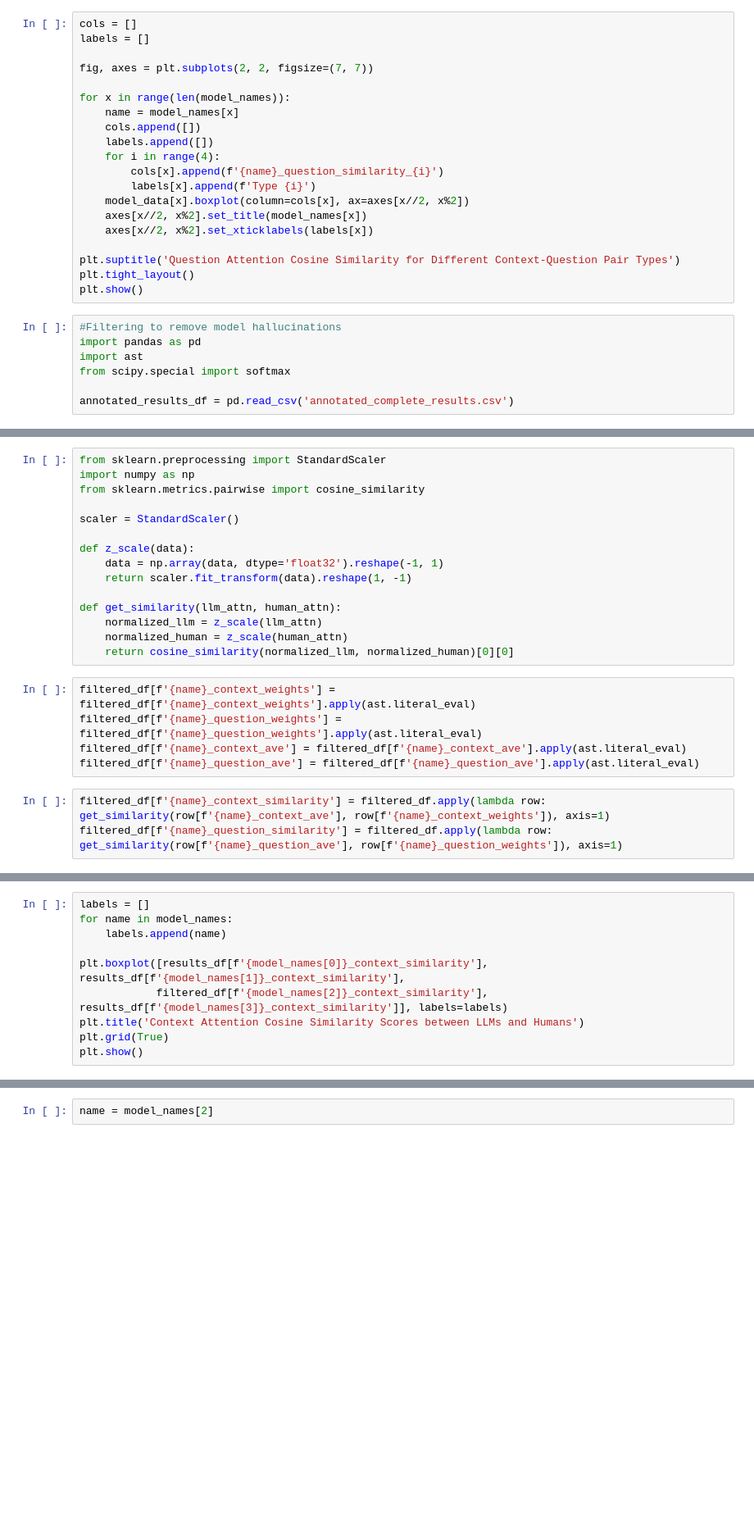
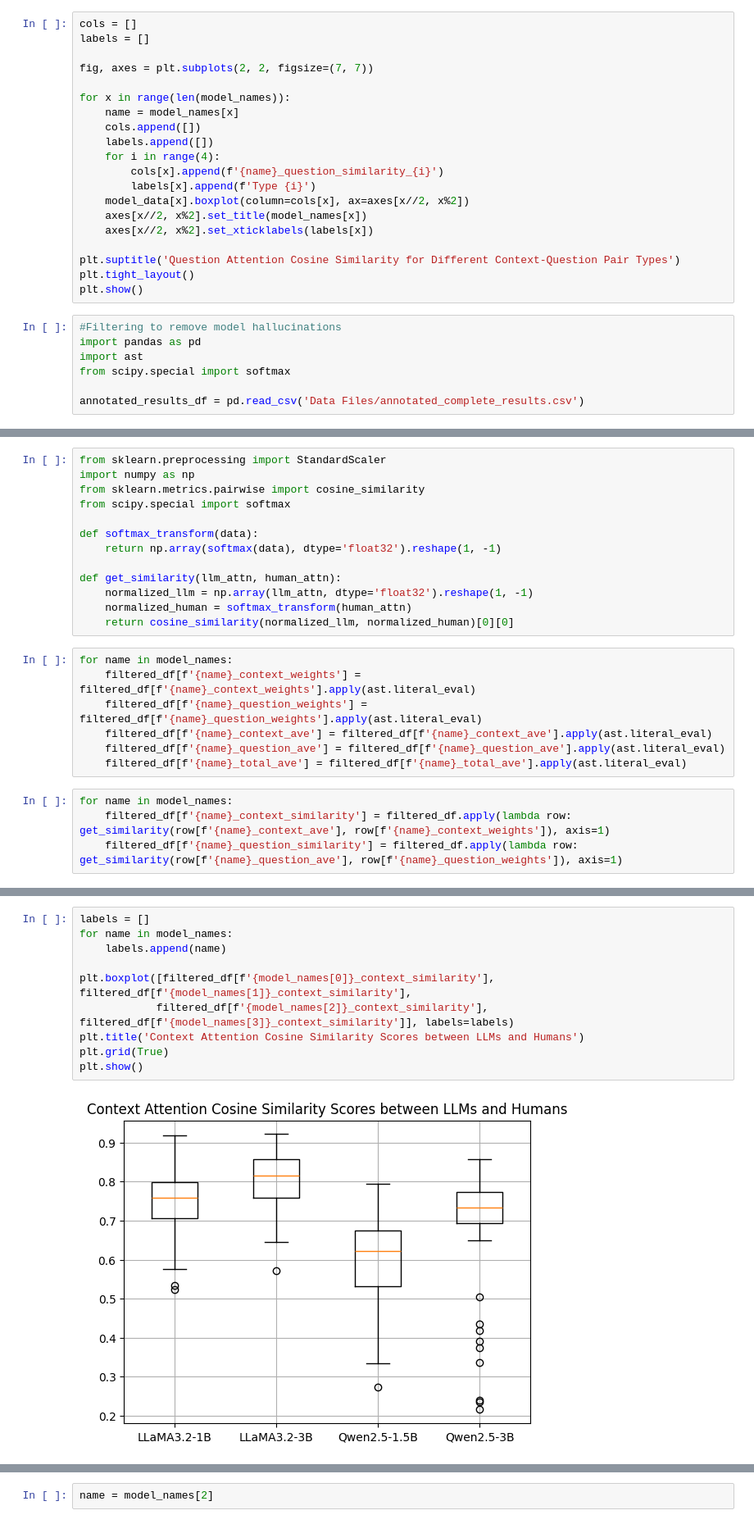
Before and after one commit to RobertJoachimEncinas/Evaluating-Attention-Patterns-of-LLMs-Using-Adversarial-Reading-Comprehension, a Jupyter notebook: Code/data_analysis.ipynb, the cells around one changed output, grey strips where cells are left out. Shown at 82% size. Cells and saved outputs as stored; diff of their text form; blank space fills up the shorter version.

Commit message:
Code changes and data changes for revised version

```diff
--- a/Code/data_analysis.ipynb
+++ b/Code/data_analysis.ipynb
@@ -191,7 +192,7 @@ import pandas as pd
 import ast
 from scipy.special import softmax
 
-annotated_results_df = pd.read_csv('annotated_complete_results.csv')
+annotated_results_df = pd.read_csv('Data Files/annotated_complete_results.csv')
 # %%
 name = "Qwen2.5-1.5B"
 filtered_df = annotated_results_df[annotated_results_df[f'{name}_hallucinated'] == False]
@@ -200,22 +200,23 @@ filtered_df
 from sklearn.preprocessing import StandardScaler
 import numpy as np
 from sklearn.metrics.pairwise import cosine_similarity
+from scipy.special import softmax
 
-scaler = StandardScaler()
-
-def z_scale(data):
-    data = np.array(data, dtype='float32').reshape(-1, 1)
-    return scaler.fit_transform(data).reshape(1, -1)
+def softmax_transform(data):
+    return np.array(softmax(data), dtype='float32').reshape(1, -1)
 
 def get_similarity(llm_attn, human_attn):
-    normalized_llm = z_scale(llm_attn)
-    normalized_human = z_scale(human_attn)
+    normalized_llm = np.array(llm_attn, dtype='float32').reshape(1, -1)
+    normalized_human = softmax_transform(human_attn)
     return cosine_similarity(normalized_llm, normalized_human)[0][0]
 # %%
-filtered_df[f'{name}_context_weights'] = filtered_df[f'{name}_context_weights'].apply(ast.literal_eval)
-filtered_df[f'{name}_question_weights'] = filtered_df[f'{name}_question_weights'].apply(ast.literal_eval)
-filtered_df[f'{name}_context_ave'] = filtered_df[f'{name}_context_ave'].apply(ast.literal_eval)
-filtered_df[f'{name}_question_ave'] = filtered_df[f'{name}_question_ave'].apply(ast.literal_eval)
+for name in model_names:
+    filtered_df[f'{name}_context_weights'] = filtered_df[f'{name}_context_weights'].apply(ast.literal_eval)
+    filtered_df[f'{name}_question_weights'] = filtered_df[f'{name}_question_weights'].apply(ast.literal_eval)
+    filtered_df[f'{name}_context_ave'] = filtered_df[f'{name}_context_ave'].apply(ast.literal_eval)
+    filtered_df[f'{name}_question_ave'] = filtered_df[f'{name}_question_ave'].apply(ast.literal_eval)
+    filtered_df[f'{name}_total_ave'] = filtered_df[f'{name}_total_ave'].apply(ast.literal_eval)
 # %%
-filtered_df[f'{name}_context_similarity'] = filtered_df.apply(lambda row: get_similarity(row[f'{name}_context_ave'], row[f'{name}_context_weights']), axis=1)
-filtered_df[f'{name}_question_similarity'] = filtered_df.apply(lambda row: get_similarity(row[f'{name}_question_ave'], row[f'{name}_question_weights']), axis=1)
+for name in model_names:
+    filtered_df[f'{name}_context_similarity'] = filtered_df.apply(lambda row: get_similarity(row[f'{name}_context_ave'], row[f'{name}_context_weights']), axis=1)
+    filtered_df[f'{name}_question_similarity'] = filtered_df.apply(lambda row: get_similarity(row[f'{name}_question_ave'], row[f'{name}_question_weights']), axis=1)
@@ -226,11 +223,13 @@ print(f'{name}: {model}')
 # %%
 labels = []
 for name in model_names:
     labels.append(name)
 
-plt.boxplot([results_df[f'{model_names[0]}_context_similarity'], results_df[f'{model_names[1]}_context_similarity'],
-            filtered_df[f'{model_names[2]}_context_similarity'], results_df[f'{model_names[3]}_context_similarity']], labels=labels)
+plt.boxplot([filtered_df[f'{model_names[0]}_context_similarity'], filtered_df[f'{model_names[1]}_context_similarity'],
+            filtered_df[f'{model_names[2]}_context_similarity'], filtered_df[f'{model_names[3]}_context_similarity']], labels=labels)
 plt.title('Context Attention Cosine Similarity Scores between LLMs and Humans')
 plt.grid(True)
 plt.show()
+# %% [output]
+[figure, added]
 # %%
```
Also changed, not shown: parts of 59 cells of this notebook, 3 other files.
